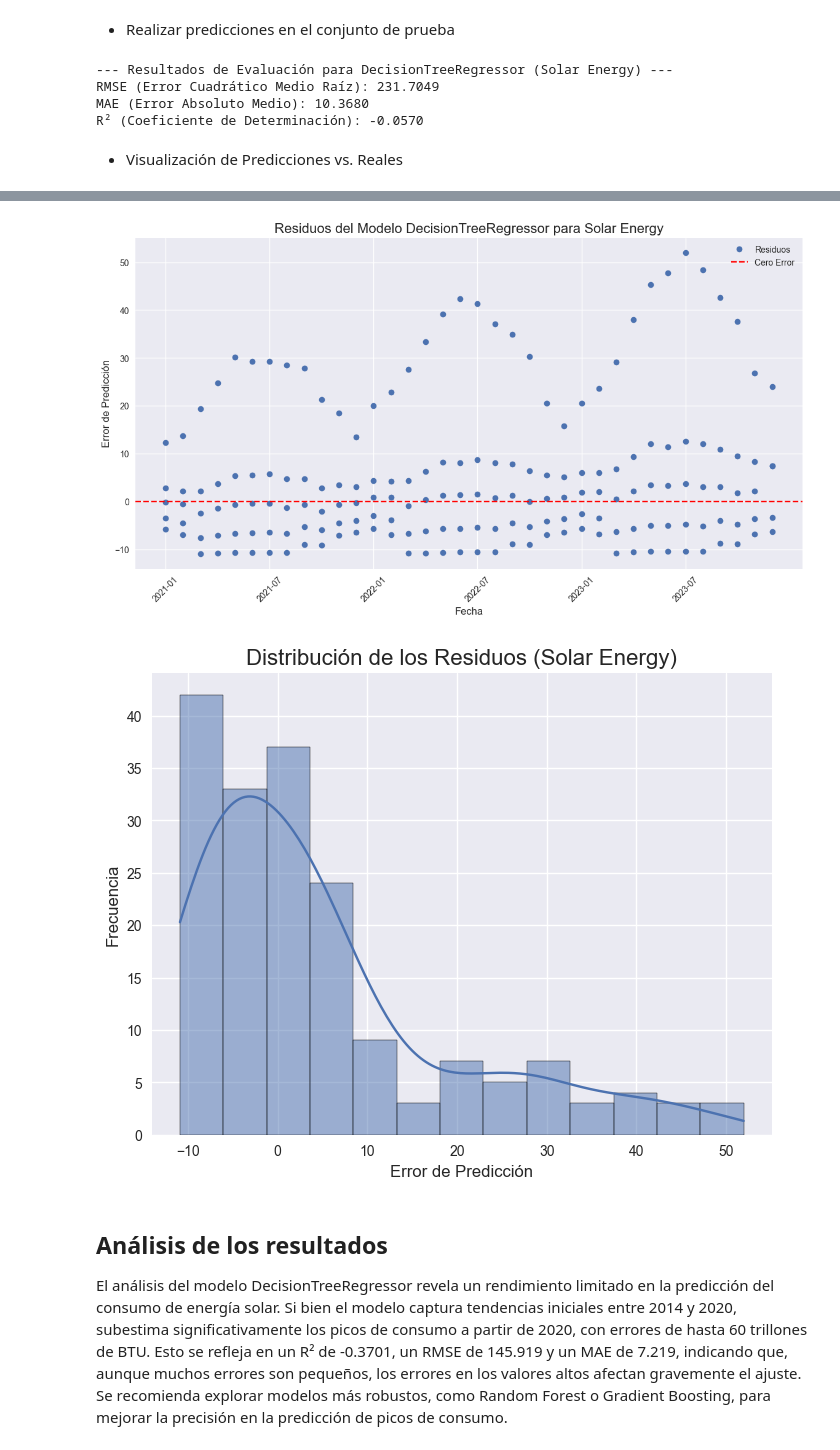
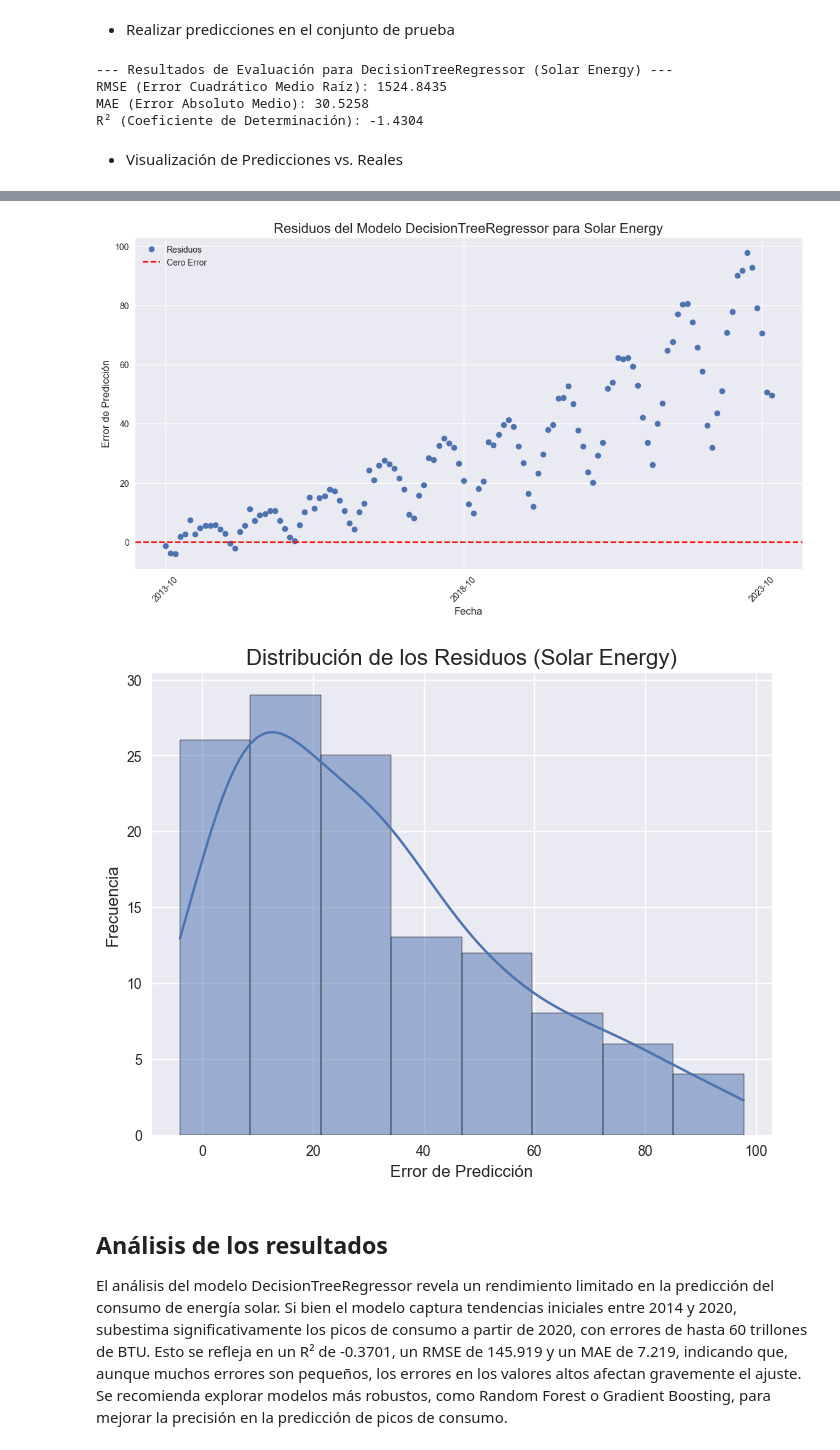
Before and after one commit to juanma200109/us_renewable_energy_forecast, a Jupyter notebook: 02_modeling/notebooks/03_sklearn_regression_classification.ipynb, the cells around one changed output, grey strips where cells are left out. Drawn from its saved outputs; the diff is of its cells as text; code cells hidden in the pictures.

```diff
--- a/02_modeling/notebooks/03_sklearn_regression_classification.ipynb
+++ b/02_modeling/notebooks/03_sklearn_regression_classification.ipynb
@@ -93,10 +93,20 @@ target_reg = 'Solar Energy'
 * Crear caracteristicas
 # %%
 df['datetime'] = pd.to_datetime(df['datetime'])
+df = df.groupby(['datetime'])
 
+consumption_columns = [
+    'Hydroelectric Power', 'Geothermal Energy', 'Solar Energy',
+    'Wind Energy', 'Wood Energy', 'Waste Energy',
+    'Fuel Ethanol, Excluding Denaturant', 'Biomass Losses and Co-products',
+    'Biomass Energy', 'Renewable Diesel Fuel',
+    'Other Biofuels', 'Conventional Hydroelectric Power', 'Biodiesel'
+]
+
+df = df[consumption_columns].sum().reset_index()
 # Copiamos para no modificar el df original de este notebook
-df_features_reg = df.iloc[2160:].copy()
-
+# df_features_reg = df.iloc[2160:].copy() # Si queremos usar solo los últimos 5 años
+df_features_reg = df.copy()
 # Características Temporales Básicas (del índice datetime)
 df_features_reg['year'] = df_features_reg['datetime'].dt.year
 df_features_reg['month'] = df_features_reg['datetime'].dt.month
@@ -258,13 +268,13 @@ print(f"MAE (Error Absoluto Medio): {mae_reg:.4f}")
 print(f"R² (Coeficiente de Determinación): {r2_reg:.4f}")
 # %% [output]
 --- Resultados de Evaluación para DecisionTreeRegressor (Solar Energy) ---
-RMSE (Error Cuadrático Medio Raíz): 231.7049
-MAE (Error Absoluto Medio): 10.3680
-R² (Coeficiente de Determinación): -0.0570
+RMSE (Error Cuadrático Medio Raíz): 1524.8435
+MAE (Error Absoluto Medio): 30.5258
+R² (Coeficiente de Determinación): -1.4304
 # %% [markdown]
 * Visualización de Predicciones vs. Reales
 # %%
-xticks = X_test_reg.index[::30]
+xticks = X_test_reg.index[::60]
 
 plt.figure(figsize=(14, 7))
 plt.plot(X_test_reg.index, y_test_reg, label='Valores Reales', marker='.', linestyle='-', color='blue')
@@ -302,5 +312,5 @@ plt.show()
-[figure, old version]
+[figure, new version]
-[figure, old version]
+[figure, new version]
 # %% [markdown]
 ## Análisis de los resultados
 
```
Also changed, not shown: parts of 39 cells of this notebook, 1 other file.
